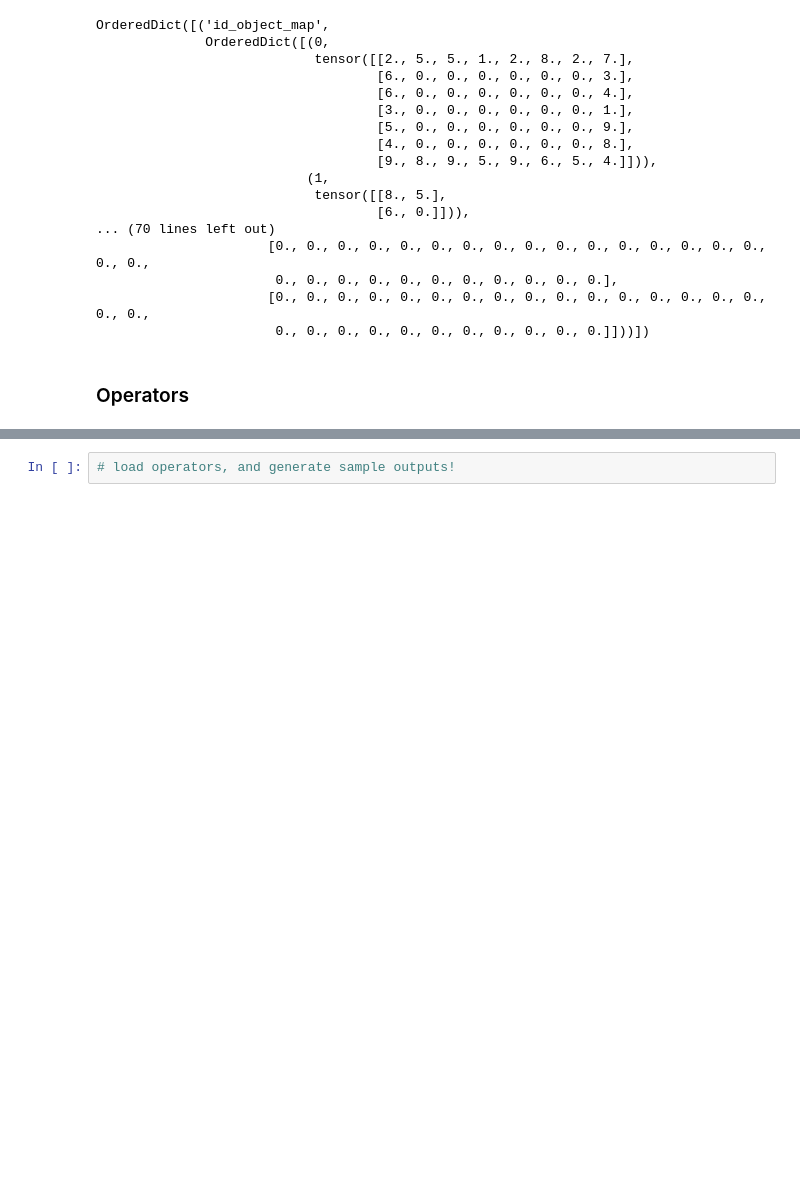
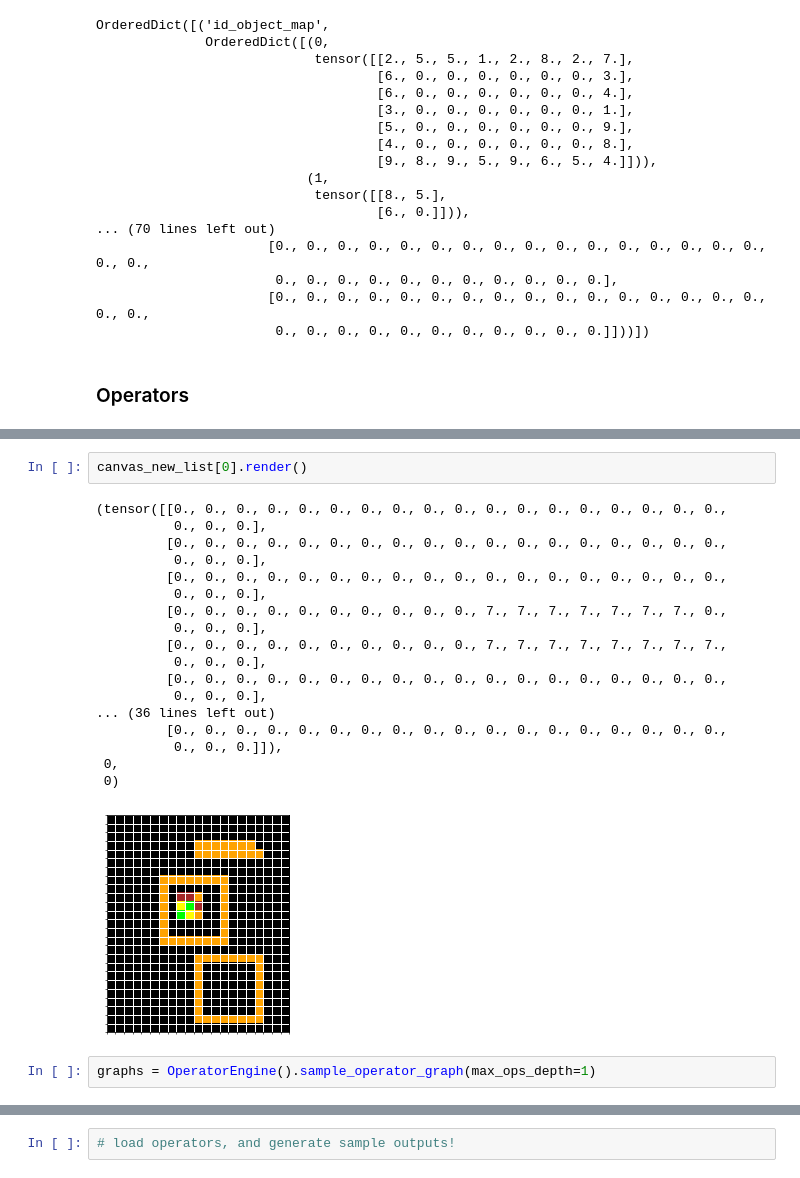
Before and after one commit to frankaging/BabyARC, a Jupyter notebook: code/dataset/demo.ipynb, the cells around one changed output, grey strips where cells are left out. Saved outputs shown, nothing was run; the diff lists cells and outputs as text; blank space fills up the shorter version.

```diff
--- a/code/dataset/demo.ipynb
+++ b/code/dataset/demo.ipynb
@@ -425,0 +704,23 @@ class OperatorEngine(object):
+# %%
+canvas_new_list[0].render()
+# %% [output]
+(tensor([[0., 0., 0., 0., 0., 0., 0., 0., 0., 0., 0., 0., 0., 0., 0., 0., 0., 0.,
+          0., 0., 0.],
+         [0., 0., 0., 0., 0., 0., 0., 0., 0., 0., 0., 0., 0., 0., 0., 0., 0., 0.,
+          0., 0., 0.],
+         [0., 0., 0., 0., 0., 0., 0., 0., 0., 0., 0., 0., 0., 0., 0., 0., 0., 0.,
+          0., 0., 0.],
+         [0., 0., 0., 0., 0., 0., 0., 0., 0., 0., 7., 7., 7., 7., 7., 7., 7., 0.,
+          0., 0., 0.],
+         [0., 0., 0., 0., 0., 0., 0., 0., 0., 0., 7., 7., 7., 7., 7., 7., 7., 7.,
+          0., 0., 0.],
+         [0., 0., 0., 0., 0., 0., 0., 0., 0., 0., 0., 0., 0., 0., 0., 0., 0., 0.,
+          0., 0., 0.],
+... (36 lines left out)
+         [0., 0., 0., 0., 0., 0., 0., 0., 0., 0., 0., 0., 0., 0., 0., 0., 0., 0.,
+          0., 0., 0.]]),
+ 0,
+ 0)
+[figure, added]
+# %%
+graphs = OperatorEngine().sample_operator_graph(max_ops_depth=1)
```
Also changed, not shown: parts of 19 cells of this notebook.
